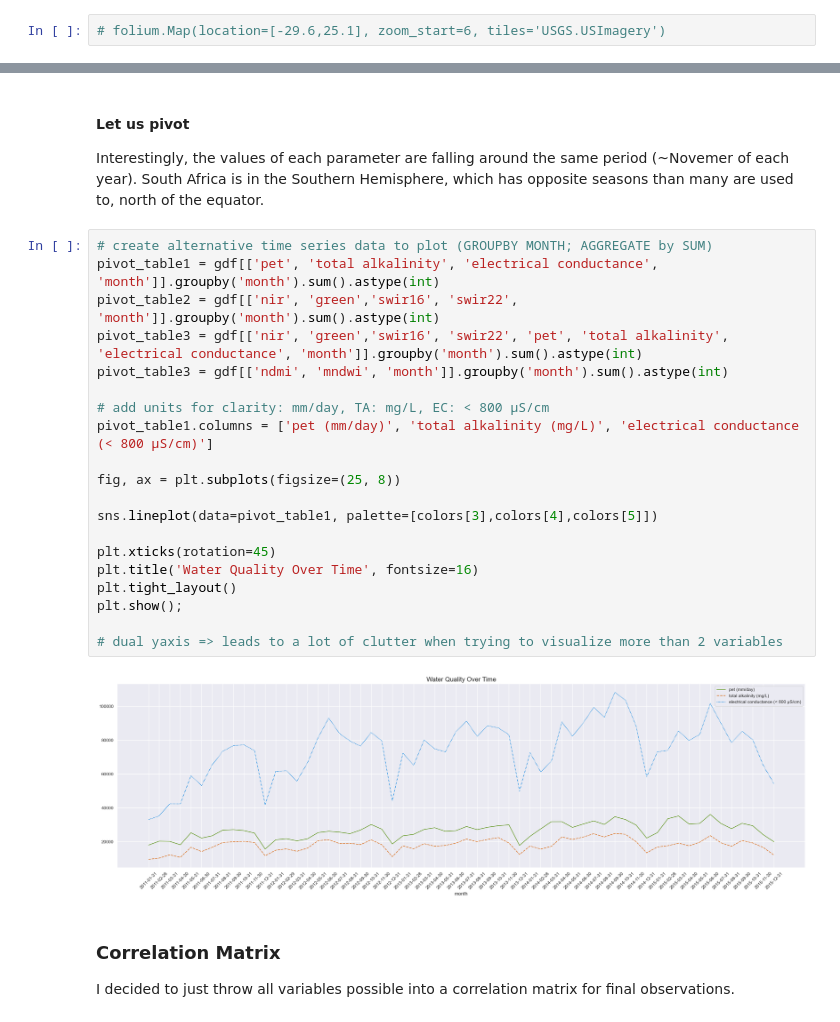
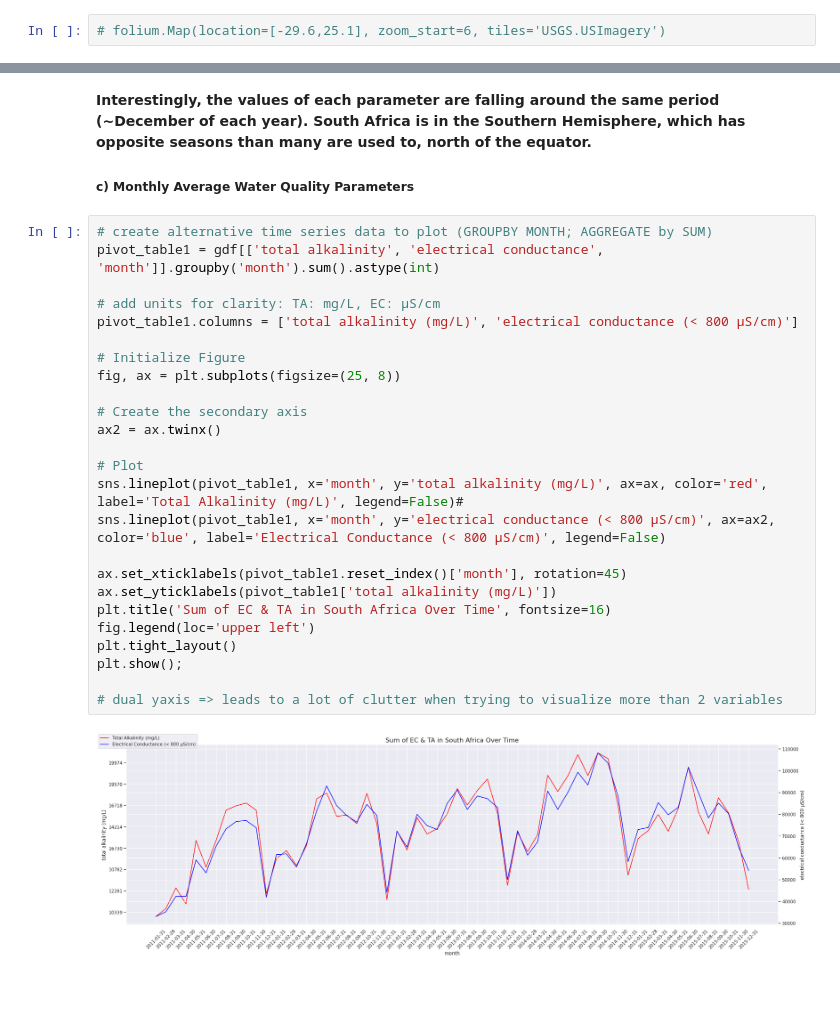
Before and after one commit to kylerod22/siads593-water-sustainability, a Jupyter notebook: 08-rjbest-sungmiki-kylerod-2026winter/src/PET_TA_EC_EDA.ipynb, the cells around one changed output, grey strips where cells are left out. Saved outputs shown, nothing was run; the diff lists cells and outputs as text; blank space fills up the shorter version.

```diff
--- a/08-rjbest-sungmiki-kylerod-2026winter/src/PET_TA_EC_EDA.ipynb
+++ b/08-rjbest-sungmiki-kylerod-2026winter/src/PET_TA_EC_EDA.ipynb
@@ -370,30 +407,31 @@ plt.title('Monthly PET Binned', fontsize=16);
 # %% [markdown]
-#### **Let us pivot**
+**Interestingly, the values of each parameter are falling around the same period (~December of each year). South Africa is in the Southern Hemisphere, which has opposite seasons than many are used to, north of the equator.**
 
-Interestingly, the values of each parameter are falling around the same period (~Novemer of each year). South Africa is in the Southern Hemisphere, which has opposite seasons than many are used to, north of the equator.
+##### c) Monthly Average Water Quality Parameters
 # %%
 # create alternative time series data to plot (GROUPBY MONTH; AGGREGATE by SUM)
-pivot_table1 = gdf[['pet', 'total alkalinity', 'electrical conductance', 'month']].groupby('month').sum().astype(int)
-pivot_table2 = gdf[['nir', 'green','swir16', 'swir22', 'month']].groupby('month').sum().astype(int)
-pivot_table3 = gdf[['nir', 'green','swir16', 'swir22', 'pet', 'total alkalinity', 'electrical conductance', 'month']].groupby('month').sum().astype(int)
-pivot_table3 = gdf[['ndmi', 'mndwi', 'month']].groupby('month').sum().astype(int)
+pivot_table1 = gdf[['total alkalinity', 'electrical conductance', 'month']].groupby('month').sum().astype(int)
 
-# add units for clarity: mm/day, TA: mg/L, EC: < 800 µS/cm
-pivot_table1.columns = ['pet (mm/day)', 'total alkalinity (mg/L)', 'electrical conductance (< 800 µS/cm)']
+# add units for clarity: TA: mg/L, EC: µS/cm
+pivot_table1.columns = ['total alkalinity (mg/L)', 'electrical conductance (< 800 µS/cm)']
 
+# Initialize Figure
 fig, ax = plt.subplots(figsize=(25, 8))
 
-sns.lineplot(data=pivot_table1, palette=[colors[3],colors[4],colors[5]])
+# Create the secondary axis
+ax2 = ax.twinx()
 
-plt.xticks(rotation=45)
-plt.title('Water Quality Over Time', fontsize=16)
+# Plot
+sns.lineplot(pivot_table1, x='month', y='total alkalinity (mg/L)', ax=ax, color='red', label='Total Alkalinity (mg/L)', legend=False)#
+sns.lineplot(pivot_table1, x='month', y='electrical conductance (< 800 µS/cm)', ax=ax2, color='blue', label='Electrical Conductance (< 800 µS/cm)', legend=False)
+
+ax.set_xticklabels(pivot_table1.reset_index()['month'], rotation=45)
+ax.set_yticklabels(pivot_table1['total alkalinity (mg/L)'])
+plt.title('Sum of EC & TA in South Africa Over Time', fontsize=16)
+fig.legend(loc='upper left')
 plt.tight_layout()
 plt.show();
 
 # dual yaxis => leads to a lot of clutter when trying to visualize more than 2 variables
 # %% [output]
-[figure, old version]
+[figure, new version]
-# %% [markdown]
-### **Correlation Matrix**
-
-I decided to just throw all variables possible into a correlation matrix for final observations.
```
Also changed, not shown: parts of 31 cells of this notebook.
